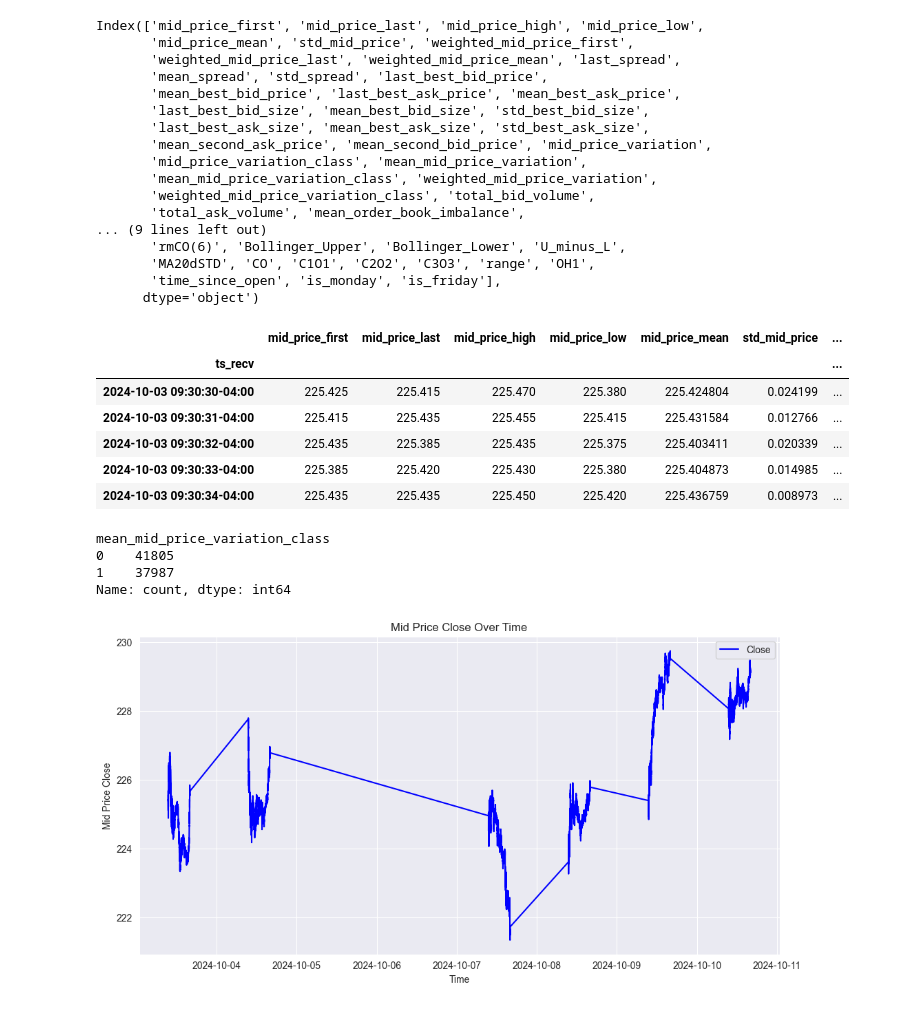
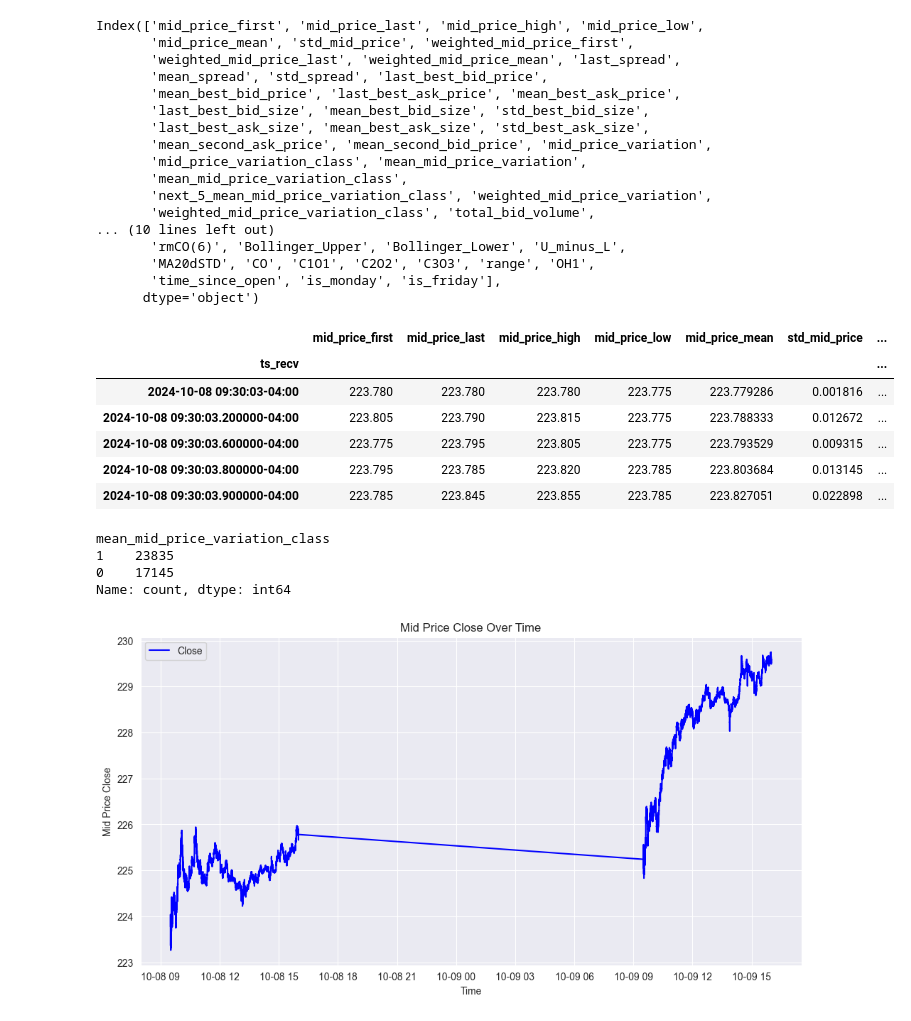
Before and after one commit to LiaoLaurent/Stock-Prediction-Deep-Learning, a Jupyter notebook: testing/classification_tf.ipynb, the cells around one changed output. Drawn from its saved outputs; the diff is of its cells as text; code cells hidden in the pictures.

```diff
--- a/testing/classification_tf.ipynb
+++ b/testing/classification_tf.ipynb
@@ -58,52 +32,50 @@ features = [
 # %%
-sampling_rate = "1s"
+sampling_rate = "200ms"
 prediction_column = "mean_mid_price_variation_class"
-batch_size = 32
-look_back = 16
-
-mid_price_variation_class_threshold = 0.0
+batch_size = 16
+look_back = 8
 # %%
 from tf_preprocessing import process_and_combine_data
 
-start_date = "2024-10-03"
-end_date = "2024-10-10"
+start_date = "2024-10-08"
+end_date = "2024-10-09"
 
 all_data = process_and_combine_data(start_date, end_date, data_folder="../AAPL_data", sampling_rate=sampling_rate)
 
 print(all_data.columns)
 
 all_data.head()
 # %% [output]
 Index(['mid_price_first', 'mid_price_last', 'mid_price_high', 'mid_price_low',
        'mid_price_mean', 'std_mid_price', 'weighted_mid_price_first',
        'weighted_mid_price_last', 'weighted_mid_price_mean', 'last_spread',
        'mean_spread', 'std_spread', 'last_best_bid_price',
        'mean_best_bid_price', 'last_best_ask_price', 'mean_best_ask_price',
        'last_best_bid_size', 'mean_best_bid_size', 'std_best_bid_size',
        'last_best_ask_size', 'mean_best_ask_size', 'std_best_ask_size',
        'mean_second_ask_price', 'mean_second_bid_price', 'mid_price_variation',
        'mid_price_variation_class', 'mean_mid_price_variation',
-       'mean_mid_price_variation_class', 'weighted_mid_price_variation',
+       'mean_mid_price_variation_class',
+       'next_5_mean_mid_price_variation_class', 'weighted_mid_price_variation',
        'weighted_mid_price_variation_class', 'total_bid_volume',
-       'total_ask_volume', 'mean_order_book_imbalance',
-... (9 lines left out)
+... (10 lines left out)
        'rmCO(6)', 'Bollinger_Upper', 'Bollinger_Lower', 'U_minus_L',
        'MA20dSTD', 'CO', 'C1O1', 'C2O2', 'C3O3', 'range', 'OH1',
        'time_since_open', 'is_monday', 'is_friday'],
       dtype='object')
 |  | mid_price_first | mid_price_last | mid_price_high | mid_price_low | mid_price_mean | std_mid_price | ... |
 | ts_recv |  |  |  |  |  |  | ... |
-| 2024-10-03 09:30:30-04:00 | 225.425 | 225.415 | 225.470 | 225.380 | 225.424804 | 0.024199 | ... |
-| 2024-10-03 09:30:31-04:00 | 225.415 | 225.435 | 225.455 | 225.415 | 225.431584 | 0.012766 | ... |
-| 2024-10-03 09:30:32-04:00 | 225.435 | 225.385 | 225.435 | 225.375 | 225.403411 | 0.020339 | ... |
-| 2024-10-03 09:30:33-04:00 | 225.385 | 225.420 | 225.430 | 225.380 | 225.404873 | 0.014985 | ... |
-| 2024-10-03 09:30:34-04:00 | 225.435 | 225.435 | 225.450 | 225.420 | 225.436759 | 0.008973 | ... |
+| 2024-10-08 09:30:03-04:00 | 223.780 | 223.780 | 223.780 | 223.775 | 223.779286 | 0.001816 | ... |
+| 2024-10-08 09:30:03.200000-04:00 | 223.805 | 223.790 | 223.815 | 223.775 | 223.788333 | 0.012672 | ... |
+| 2024-10-08 09:30:03.600000-04:00 | 223.775 | 223.795 | 223.805 | 223.775 | 223.793529 | 0.009315 | ... |
+| 2024-10-08 09:30:03.800000-04:00 | 223.795 | 223.785 | 223.820 | 223.785 | 223.803684 | 0.013145 | ... |
+| 2024-10-08 09:30:03.900000-04:00 | 223.785 | 223.845 | 223.855 | 223.785 | 223.827051 | 0.022898 | ... |
 # %%
 all_data.mean_mid_price_variation_class.value_counts()
 # %% [output]
 mean_mid_price_variation_class
-0    41805
-1    37987
+1    23835
+0    17145
 Name: count, dtype: int64
 # %%
 sns.set_style("darkgrid")
@@ -116,7 +88,7 @@ plt.title("Mid Price Close Over Time")
 plt.legend()
 plt.show()
 # %% [output]
-[figure, old version]
+[figure, new version]
 # %%
 # Data Splitting
 train_size = int(len(all_data) * 0.7)
```
Also changed, not shown: parts of 5 cells of this notebook, 3 other files.
